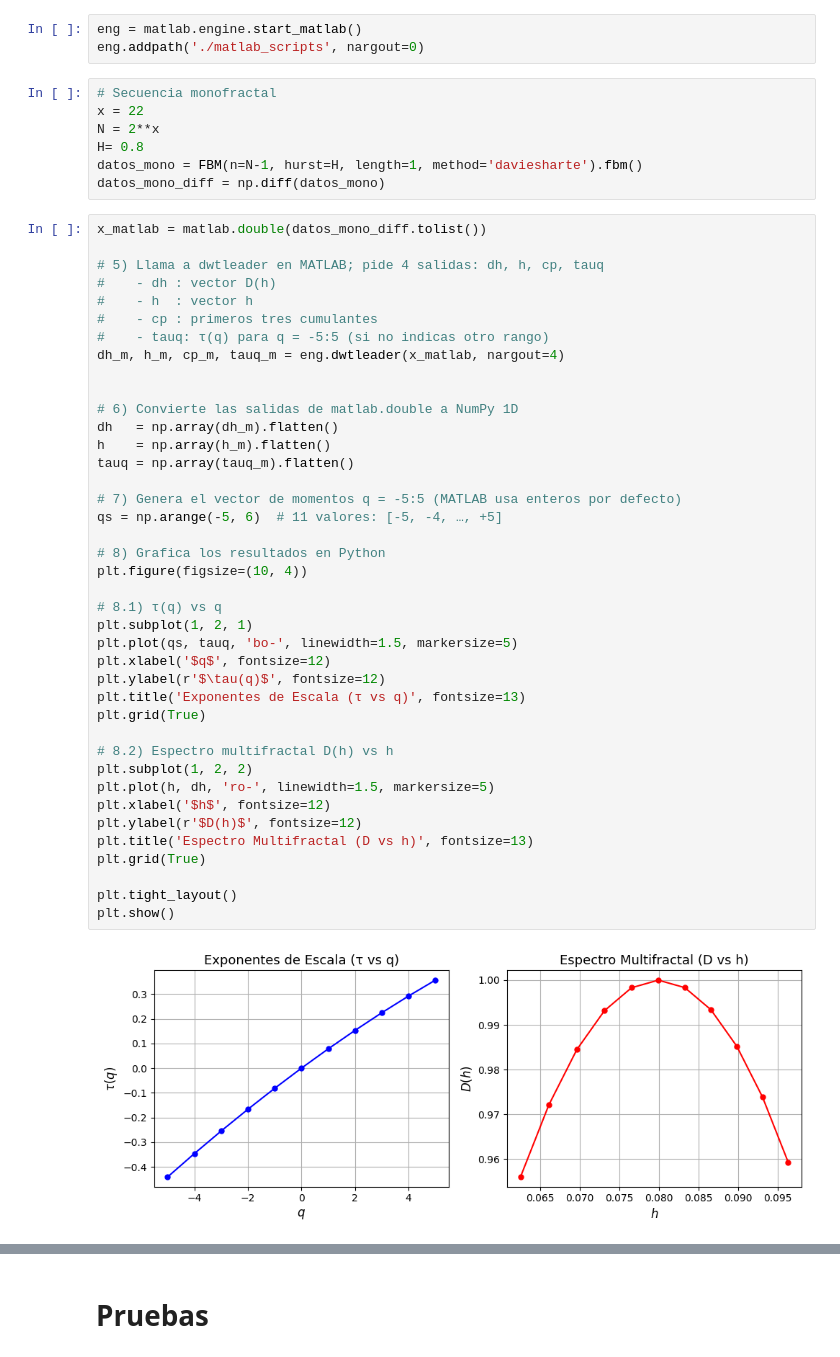
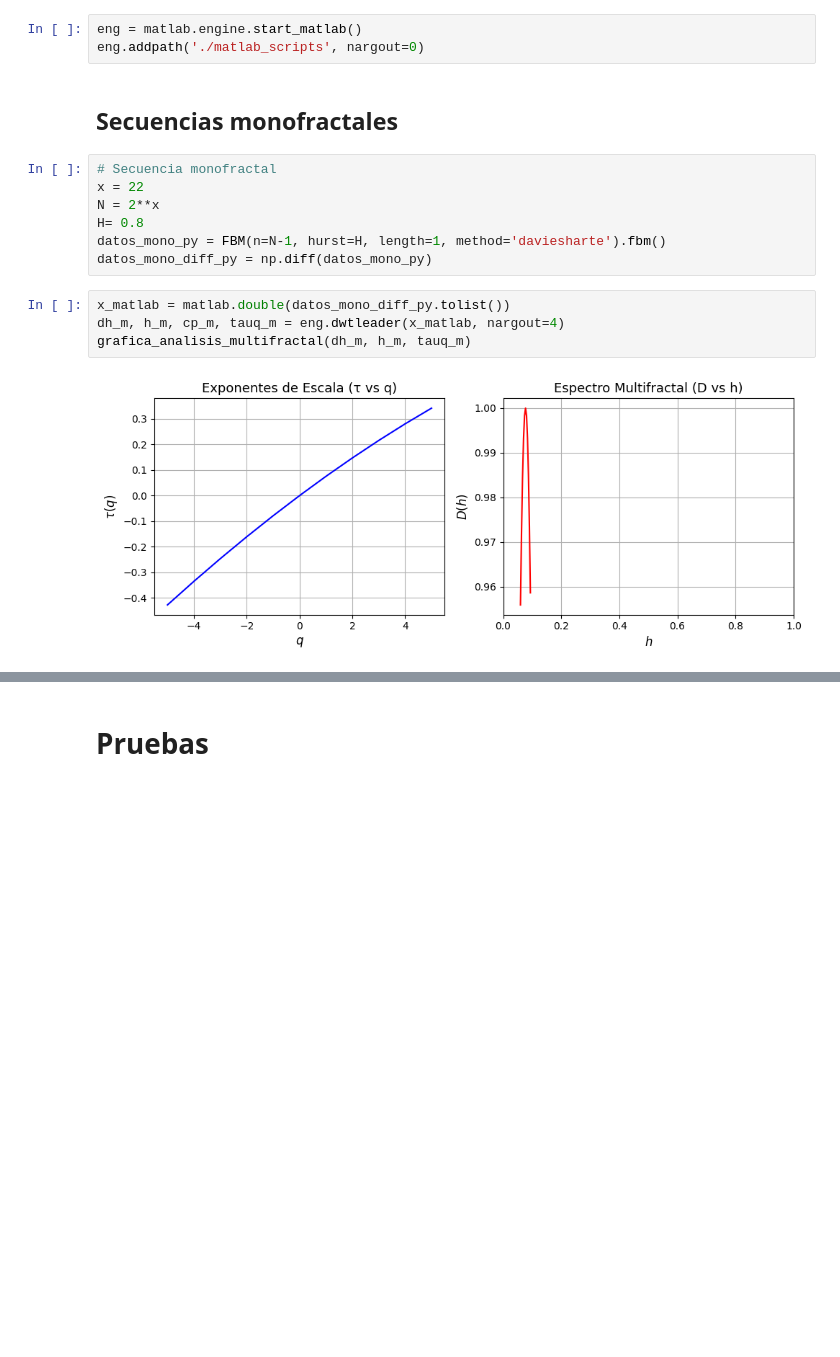
Before and after one commit to aalejoz25/LRD_y_multifractales, a Jupyter notebook: code.ipynb, the cells around one changed output, grey strips where cells are left out. Cells and saved outputs as stored; diff of their text form; blank space fills up the shorter version.

```diff
--- a/code.ipynb
+++ b/code.ipynb
@@ -681,55 +781,21 @@ AttributeError: 'dict' object has no attribute 't'
 # %%
 eng = matlab.engine.start_matlab()
 eng.addpath('./matlab_scripts', nargout=0)
+# %% [markdown]
+## Secuencias monofractales
 # %%
 # Secuencia monofractal
 x = 22
 N = 2**x
 H= 0.8
-datos_mono = FBM(n=N-1, hurst=H, length=1, method='daviesharte').fbm()
-datos_mono_diff = np.diff(datos_mono)
+datos_mono_py = FBM(n=N-1, hurst=H, length=1, method='daviesharte').fbm()
+datos_mono_diff_py = np.diff(datos_mono_py)
 # %%
-x_matlab = matlab.double(datos_mono_diff.tolist())
-
-# 5) Llama a dwtleader en MATLAB; pide 4 salidas: dh, h, cp, tauq
-#    - dh : vector D(h)
-#    - h  : vector h
-#    - cp : primeros tres cumulantes
-#    - tauq: τ(q) para q = -5:5 (si no indicas otro rango)
+x_matlab = matlab.double(datos_mono_diff_py.tolist())
 dh_m, h_m, cp_m, tauq_m = eng.dwtleader(x_matlab, nargout=4)
-
-
-# 6) Convierte las salidas de matlab.double a NumPy 1D
-dh   = np.array(dh_m).flatten()
-h    = np.array(h_m).flatten()
-tauq = np.array(tauq_m).flatten()
-
-# 7) Genera el vector de momentos q = -5:5 (MATLAB usa enteros por defecto)
-qs = np.arange(-5, 6)  # 11 valores: [-5, -4, …, +5]
-
-# 8) Grafica los resultados en Python
-plt.figure(figsize=(10, 4))
-
-# 8.1) τ(q) vs q
-plt.subplot(1, 2, 1)
-plt.plot(qs, tauq, 'bo-', linewidth=1.5, markersize=5)
-plt.xlabel('$q$', fontsize=12)
-plt.ylabel(r'$\tau(q)$', fontsize=12)
-plt.title('Exponentes de Escala (τ vs q)', fontsize=13)
-plt.grid(True)
-
-# 8.2) Espectro multifractal D(h) vs h
-plt.subplot(1, 2, 2)
-plt.plot(h, dh, 'ro-', linewidth=1.5, markersize=5)
-plt.xlabel('$h$', fontsize=12)
-plt.ylabel(r'$D(h)$', fontsize=12)
-plt.title('Espectro Multifractal (D vs h)', fontsize=13)
-plt.grid(True)
-
-plt.tight_layout()
-plt.show()
+grafica_analisis_multifractal(dh_m, h_m, tauq_m)
 # %% [output]
-[figure, old version]
+[figure, new version]
 # %%
 # Secuencia monofractal matlab
 H = 0.65             # Hurst (0 < H < 1)
```
Also changed, not shown: parts of 19 cells of this notebook.
